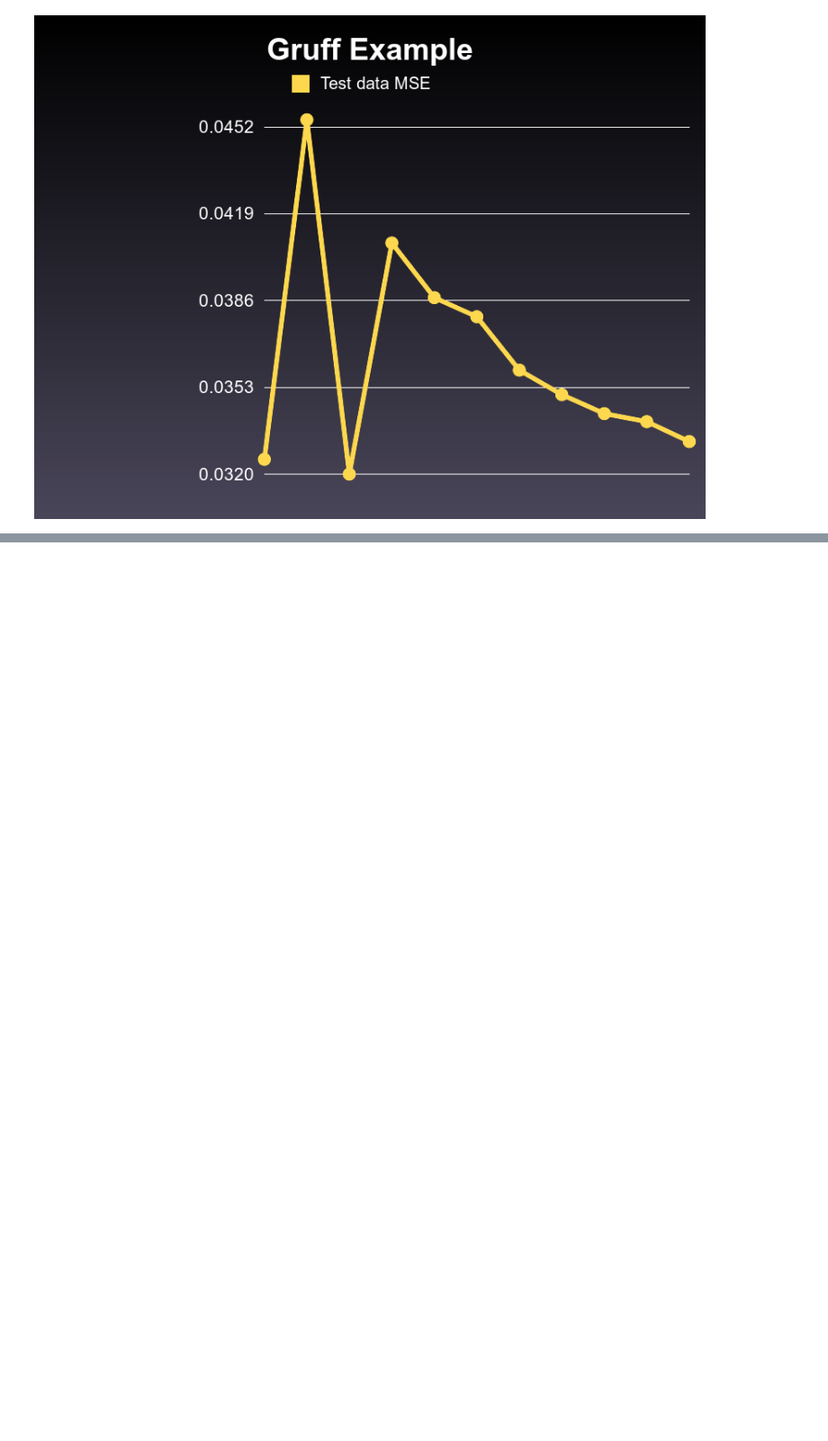
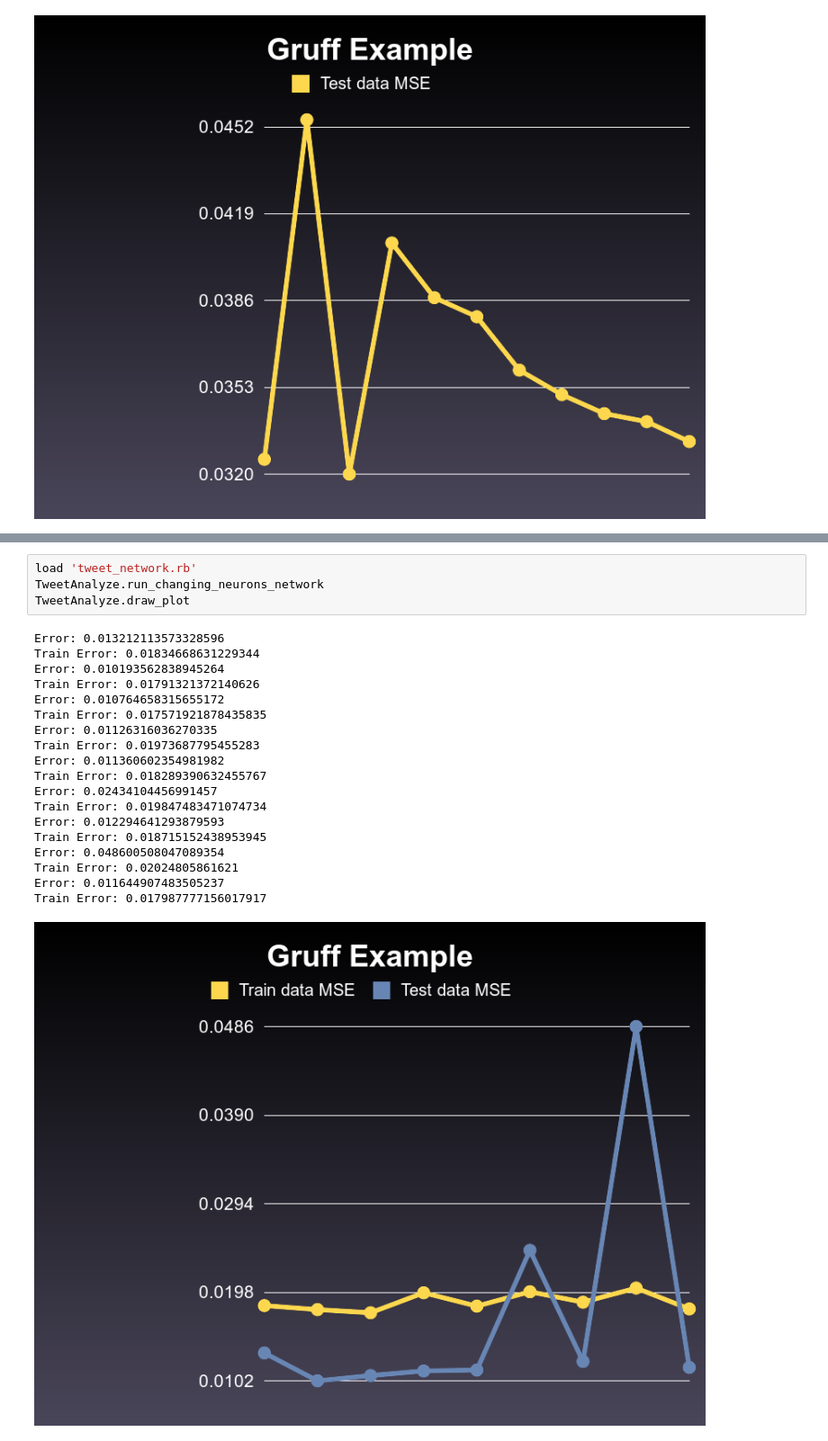
Before and after one commit to mpospelov/kino-otziv-neuron-network, a Jupyter notebook: network.ipynb, the cells around one changed output, grey strips where cells are left out. Shown at 90% size. Cells and saved outputs as stored; diff of their text form; blank space fills up the shorter version.

Commit message:
add counting with neurons layer

```diff
--- a/network.ipynb
+++ b/network.ipynb
@@ -55,0 +70,24 @@ Train Error: 0.019623749018852343
+# %%
+load 'tweet_network.rb'
+TweetAnalyze.run_changing_neurons_network
+TweetAnalyze.draw_plot
+# %% [output]
+Error: 0.013212113573328596
+Train Error: 0.01834668631229344
+Error: 0.010193562838945264
+Train Error: 0.01791321372140626
+Error: 0.010764658315655172
+Train Error: 0.017571921878435835
+Error: 0.01126316036270335
+Train Error: 0.01973687795455283
+Error: 0.011360602354981982
+Train Error: 0.018289390632455767
+Error: 0.02434104456991457
+Train Error: 0.019847483471074734
+Error: 0.012294641293879593
+Train Error: 0.018715152438953945
+Error: 0.048600508047089354
+Train Error: 0.02024805861621
+Error: 0.011644907483505237
+Train Error: 0.017987777156017917
+[figure, added]
```
Also changed, not shown: parts of 3 cells of this notebook, 1 other file.
